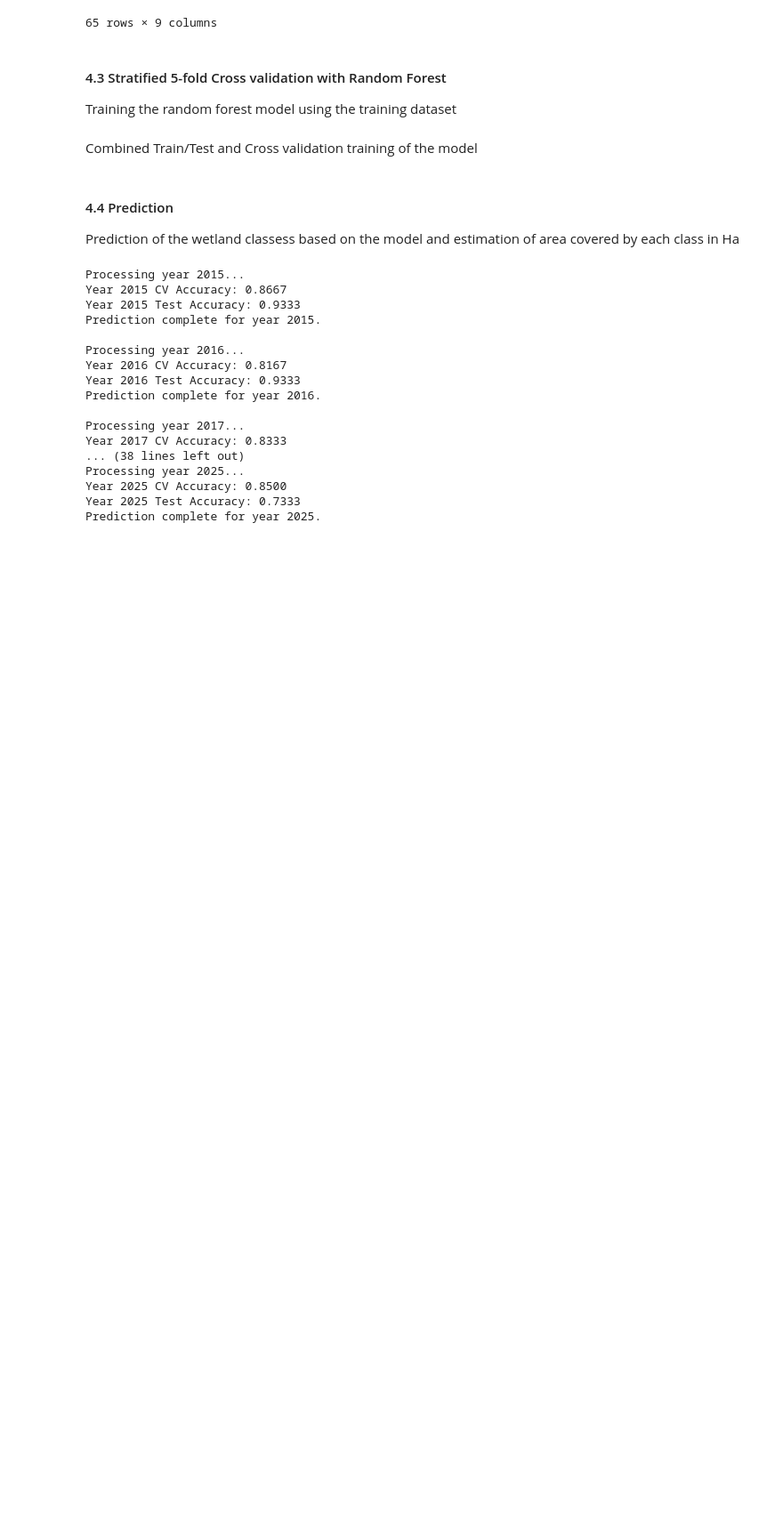
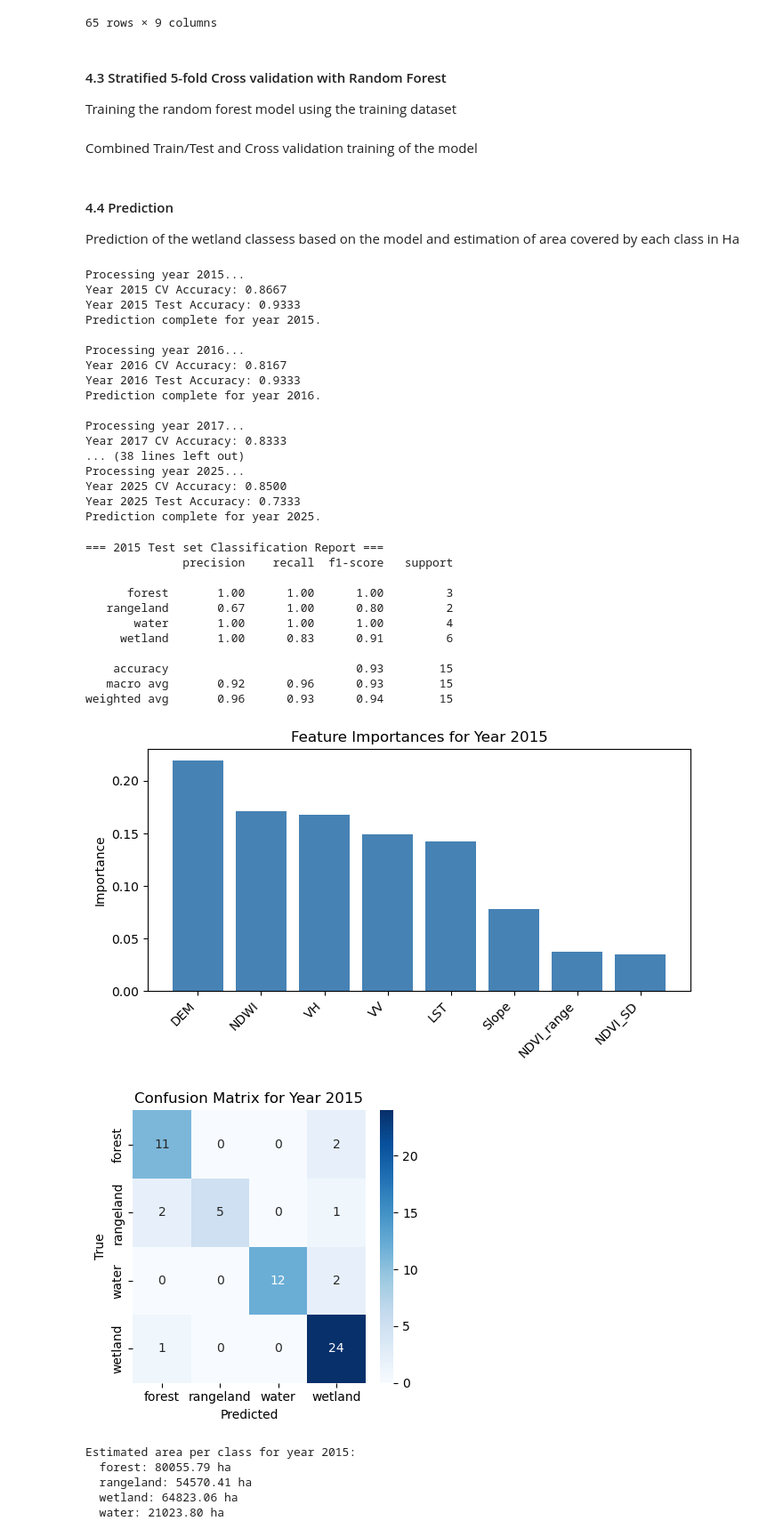
Before and after one commit to Ethel-Ogallo/wetland_delineation, a Jupyter notebook: Wetland_delienation/wetland_delineation_202507.ipynb, the cells around one changed output. Shown at 89% size. Saved outputs shown, nothing was run; the diff lists cells and outputs as text; code cells hidden in the pictures; blank space fills up the shorter version.

```diff
--- a/Wetland_delienation/wetland_delineation_202507.ipynb
+++ b/Wetland_delienation/wetland_delineation_202507.ipynb
@@ -742,4 +751,68 @@ Processing year 2025...
 Year 2025 CV Accuracy: 0.8500
 Year 2025 Test Accuracy: 0.7333
 Prediction complete for year 2025.
+# %%
+import seaborn as sns
+
+year = 2015  # change as needed
+
+le = metrics_by_year[year]['label_encoder']
+y_test = metrics_by_year[year]['y_test']
+y_test_pred = metrics_by_year[year]['y_test_pred']
+
+print(f"\n=== {year} Test set Classification Report ===")
+print(classification_report(y_test, y_test_pred, target_names=le.classes_))
+
+# Assuming you have your trained RF model
+rf_model = models_by_year[year]
+
+# Define feature names yourself here (match your actual feature stack order)
+features = ['LST', 'NDWI', 'NDVI_SD', 'NDVI_range', 'VV', 'VH', 'DEM', 'Slope']
+
+importances = rf_model.feature_importances_
+idx = importances.argsort()[::-1]
+
+plt.figure(figsize=(7, 4))
+plt.bar(np.array(features)[idx], importances[idx], color='steelblue')
+plt.xticks(rotation=45, ha='right')
+plt.title(f"Feature Importances for Year {year}")
+plt.ylabel("Importance")
+plt.tight_layout()
+plt.show()
+
+# Plot confusion matrix
+cv_true = metrics_by_year[year]['cv_true']
+cv_pred = metrics_by_year[year]['cv_pred']
+cm = confusion_matrix(cv_true, cv_pred)
+plt.figure(figsize=(4, 4))
+sns.heatmap(cm, annot=True, fmt='d', cmap='Blues',
+            xticklabels=le.classes_, yticklabels=le.classes_)
+plt.xlabel('Predicted')
+plt.ylabel('True')
+plt.title(f'Confusion Matrix for Year {year}')
+plt.tight_layout()
+plt.show()
+
+print(f"\nEstimated area per class for year {year}:")
+for cls, area in predictions_by_year[year]['class_areas'].items():
+    print(f"  {cls}: {area:.2f} ha")
+# %% [output]
+=== 2015 Test set Classification Report ===
+              precision    recall  f1-score   support
+
+      forest       1.00      1.00      1.00         3
+   rangeland       0.67      1.00      0.80         2
+       water       1.00      1.00      1.00         4
+     wetland       1.00      0.83      0.91         6
+
+    accuracy                           0.93        15
+   macro avg       0.92      0.96      0.93        15
+weighted avg       0.96      0.93      0.94        15
+[figure, added]
+[figure, added]
+Estimated area per class for year 2015:
+  forest: 80055.79 ha
+  rangeland: 54570.41 ha
+  wetland: 64823.06 ha
+  water: 21023.80 ha
 # %%
```
Also changed, not shown: parts of 4 cells of this notebook, 3 other files.
